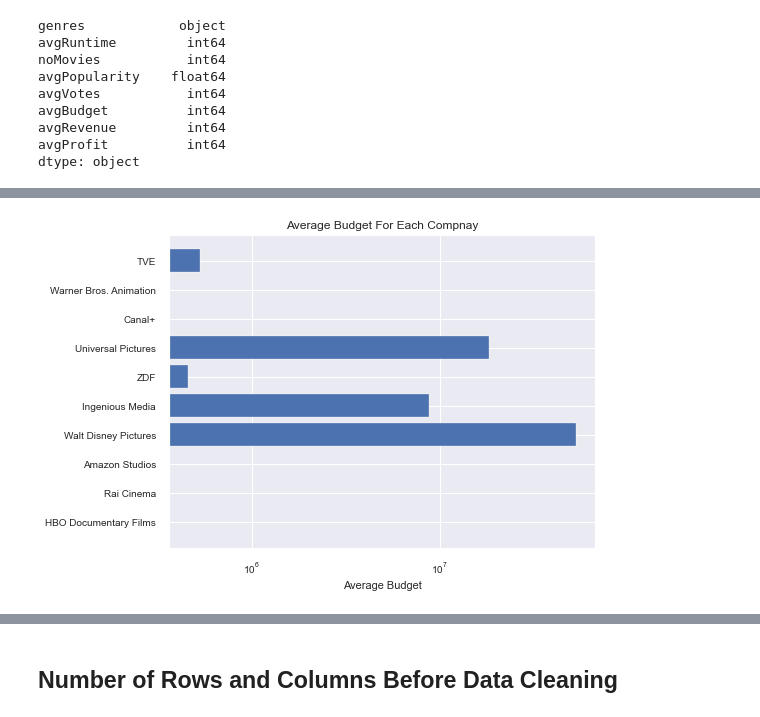
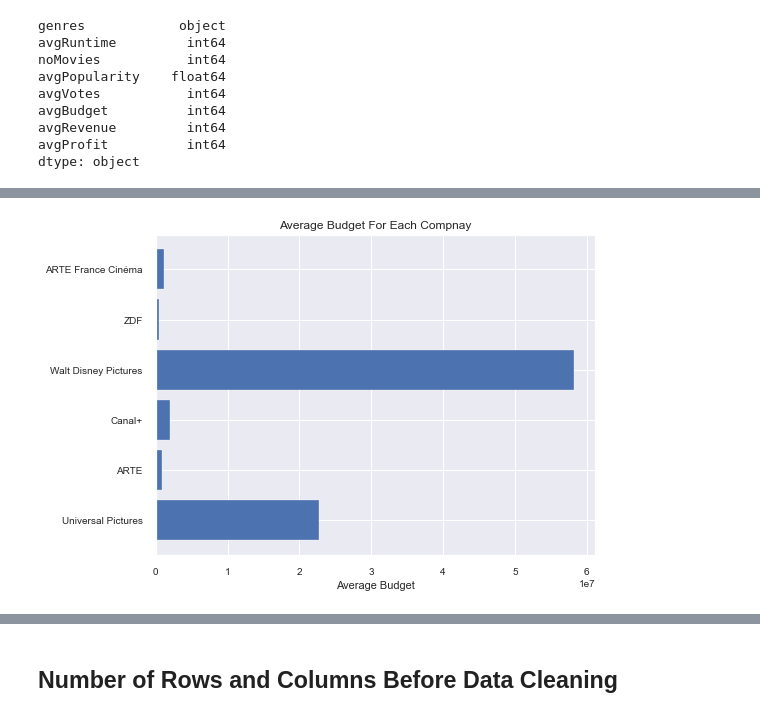
Before and after one commit to SRH-BDBA/movie-data, a Jupyter notebook: visualization.ipynb, the cells around one changed output, grey strips where cells are left out. Cells and saved outputs as stored; diff of their text form; code cells hidden in the pictures.

Commit message:
Adding One More Plot

```diff
--- a/visualization.ipynb
+++ b/visualization.ipynb
@@ -127,6 +123,5 @@ plt.show()
 # %%
 
-plt.style.use('seaborn-notebook')
 genres = df_topGenres['genres']
 avgProfit = df_topGenres['avgProfit']
 plt.barh(genres, avgProfit)
@@ -151,0 +147,9 @@ df_topCompanies.head(5)
+# %%
+#sum(df_topCompanies.duplicated())
+#df_topCompanies.isnull().sum()
+
+
+df_topCompanies[['avgBudget','avgRevenue']] = df_topCompanies[['avgBudget','avgRevenue']].replace(0,np.NAN)
+
+df_topCompanies.dropna(subset=['avgBudget', 'avgRevenue'], inplace=True)
+print('After cleaning, we have {} rows'.format(df_topCompanies.shape[0]))
@@ -151,0 +158,9 @@ df_topCompanies.head(5)
+# %%
+# Profits of each movie
+df_topCompanies['avgProfit'] = df_topCompanies['avgRevenue']-df_topCompanies['avgBudget']
+df_topCompanies['avgProfit'] = df_topCompanies['avgProfit'].apply(np.int64)
+df_topCompanies['avgBudget'] = df_topCompanies['avgBudget'].apply(np.int64)
+df_topCompanies['avgRevenue'] = df_topCompanies['avgRevenue'].apply(np.int64)
+df_topCompanies['avgVotes'] = df_topCompanies['avgVotes'].apply(np.int64)
+
+df_topGenres.head()
@@ -152,13 +174,13 @@ df_topCompanies.head(5)
 # %%
 #plt.style.use('fast')
 company = df_topCompanies['production_companies']
 avgBudget = df_topCompanies['avgBudget']
 plt.barh(company, avgBudget)           #Important changing
 
-plt.xscale('log')
+#plt.xscale('log')
 plt.title("Average Budget For Each Compnay")
 plt.xlabel("Average Budget")
 plt.tight_layout()
 plt.show()
 # %% [output]
-[figure, old version]
+[figure, new version]
```
Also changed, not shown: parts of 48 cells of this notebook.
